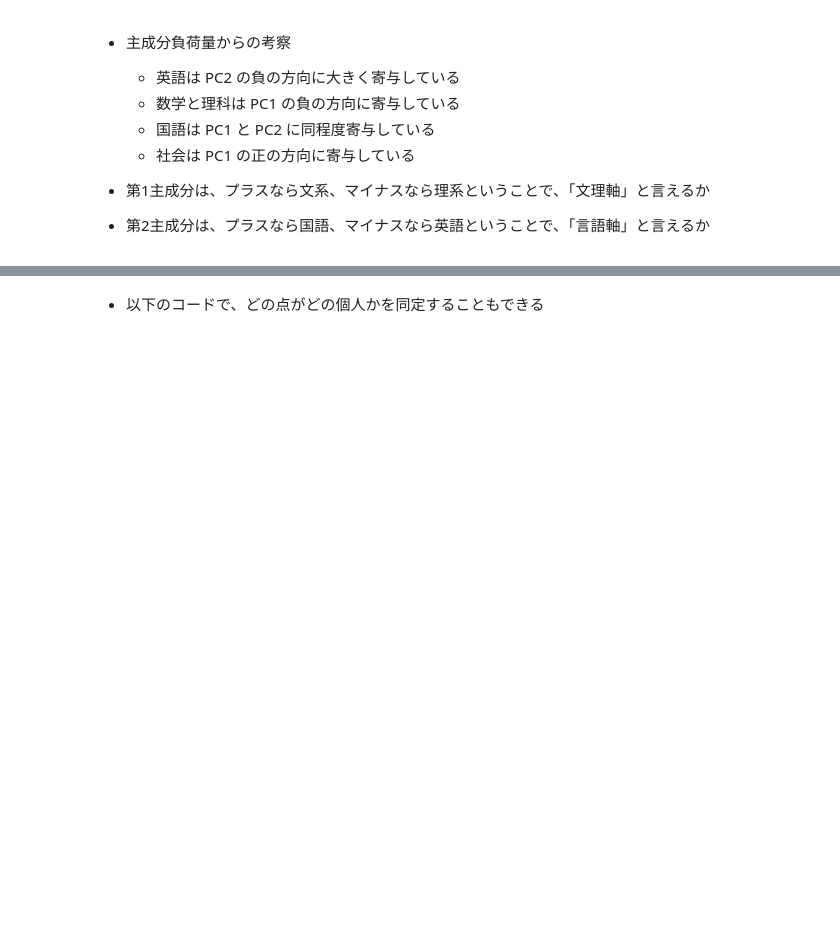
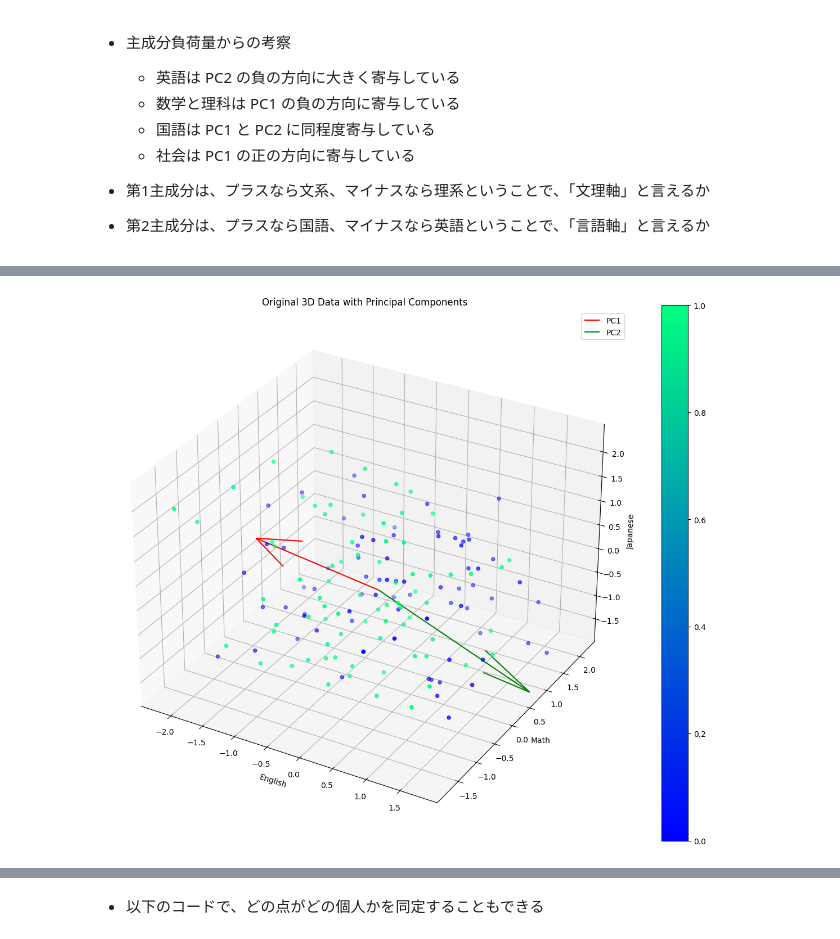
Before and after one commit to kytk/AI-MAILs, a Jupyter notebook: python_7_scikit-learn-2.ipynb, the cells around one changed output, grey strips where cells are left out. Saved outputs shown, nothing was run; the diff lists cells and outputs as text; code cells hidden in the pictures; blank space fills up the shorter version.

```diff
--- a/python_7_scikit-learn-2.ipynb
+++ b/python_7_scikit-learn-2.ipynb
@@ -277,0 +396,46 @@ print(loadings_df)
+# %%
+import numpy as np
+import matplotlib.pyplot as plt
+from mpl_toolkits.mplot3d import Axes3D
+from sklearn.preprocessing import StandardScaler
+from sklearn.decomposition import PCA
+
+# 英語、数学、国語の結果を抽出し、前処理
+# 英語、数学、理科、国語、社会の順番のため、英語、数学、国語は
+# [0, 1, 3]で抜き出せる
+X = scores[:,[0,1,3]]
+scaler = StandardScaler()
+X = scaler.fit_transform(X)
+
+# PCA実行
+# 3教科の結果を2次元のPCAにかけるオブジェクトを pca3 とする
+pca3 = PCA(n_components=2)
+X_pca = pca3.fit_transform(X)
+
+# 3D散布図（元のデータ）
+fig1 = plt.figure(figsize=(12, 10))
+ax1 = fig1.add_subplot(111, projection='3d')
+scatter1 = ax1.scatter(X[:, 0], X[:, 1], X[:, 2],
+                       c=df['group'].map({'science': 0, 'humanities': 1}),
+                       cmap='winter')
+ax1.set_xlabel('English')
+ax1.set_ylabel('Math')
+ax1.set_zlabel('Japanese')
+ax1.set_title('Original 3D Data with Principal Components')
+
+# 固有ベクトルの表示
+for i in range(2):
+    eigenvector = pca3.components_[i]
+    ax1.quiver(0, 0, 0, eigenvector[0], eigenvector[1], eigenvector[2],
+               color=['r', 'g'][i], label=f'PC{i+1}',
+               length=np.std(X) * 3, normalize=True)
+
+ax1.legend()
+
+# カラーバーの追加
+plt.colorbar(scatter1, ax=ax1)
+
+plt.tight_layout()
+plt.show()
+# %% [output]
+[figure, added]
```
Also changed, not shown: parts of 72 cells of this notebook.
